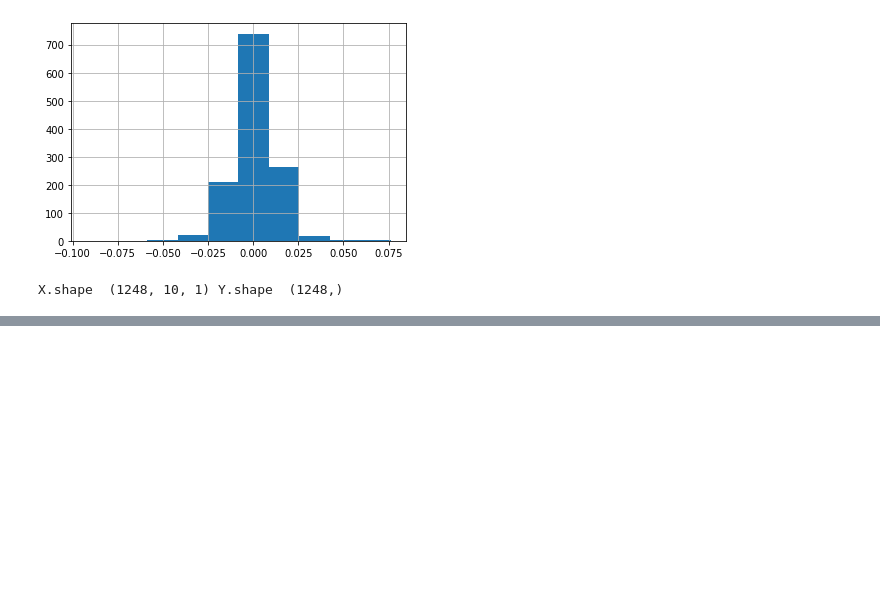
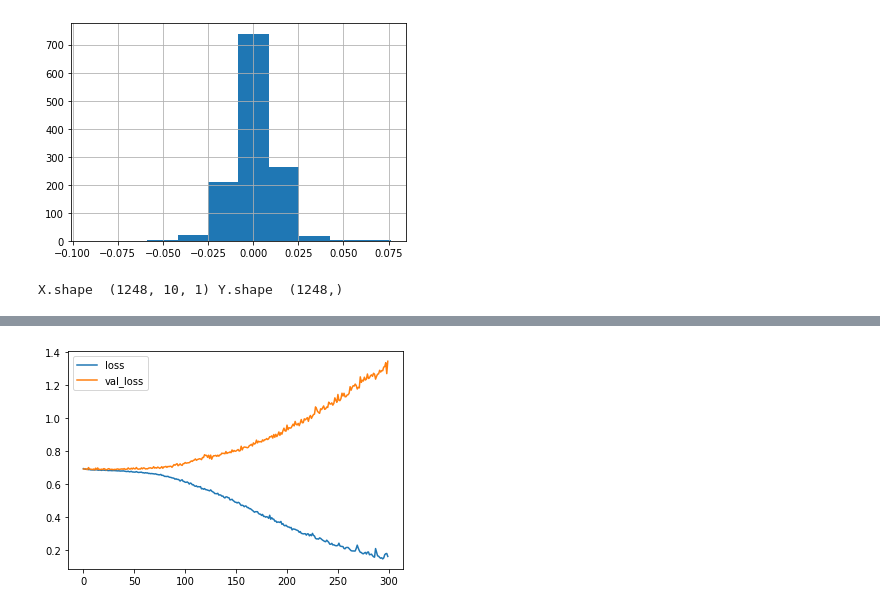
Before and after one commit to meliy-meyada/Tensorflow-Deep-Learning-and-Artificial-Intelligence, a Jupyter notebook: TF2_0_Stock_Returns.ipynb, the cells around one changed output, grey strips where cells are left out. Cells and saved outputs as stored; diff of their text form; code cells hidden in the pictures; blank space fills up the shorter version.

```diff
--- a/TF2_0_Stock_Returns.ipynb
+++ b/TF2_0_Stock_Returns.ipynb
@@ -297,0 +314,38 @@ plt.legend()
+# %%
+# Setup X_train and Y_train
+X_train = np.zeros((Ntrain, T, D))
+Y_train = np.zeros(Ntrain)
+
+for t in range(Ntrain):
+  X_train[t, :, :] = input_data[t:t+T]
+  Y_train[t] = (targets[t+T] > 0)
+# %%
+# Setup X_test and Y_test
+X_test = np.zeros((N - Ntrain, T, D))
+Y_test = np.zeros(N - Ntrain)
+
+for u in range(N - Ntrain):
+  # u counts from 0...(N - Ntrain)
+  # t counts from Ntrain...N
+  t = u + Ntrain
+  X_test[u, :, :] = input_data[t:t+T]
+  Y_test[u] = (targets[t+T] > 0)
+# %%
+# Make the RNN
+i = Input(shape=(T, D))
+x = LSTM(50)(i)
+x = Dense(1, activation='sigmoid')(x)
+model = Model(i, x)
+model.compile(
+    loss='binary_crossentropy',
+    optimizer=Adam(lr=0.001),
+    metrics=['accuracy'],
+)
+# %%
+# Train the RNN
+r = model.fit(
+    X_train, Y_train,
+    batch_size=32,
+    epochs=300,
+    validation_data=(X_test, Y_test),
+)
@@ -297,0 +370,8 @@ plt.legend()
+# %%
+# Plot the loss
+plt.plot(r.history['loss'], label='loss')
+plt.plot(r.history['val_loss'], label='val_loss')
+plt.legend()
+plt.show()
+# %% [output]
+[figure, added]
```
Also changed, not shown: parts of 13 cells of this notebook.
